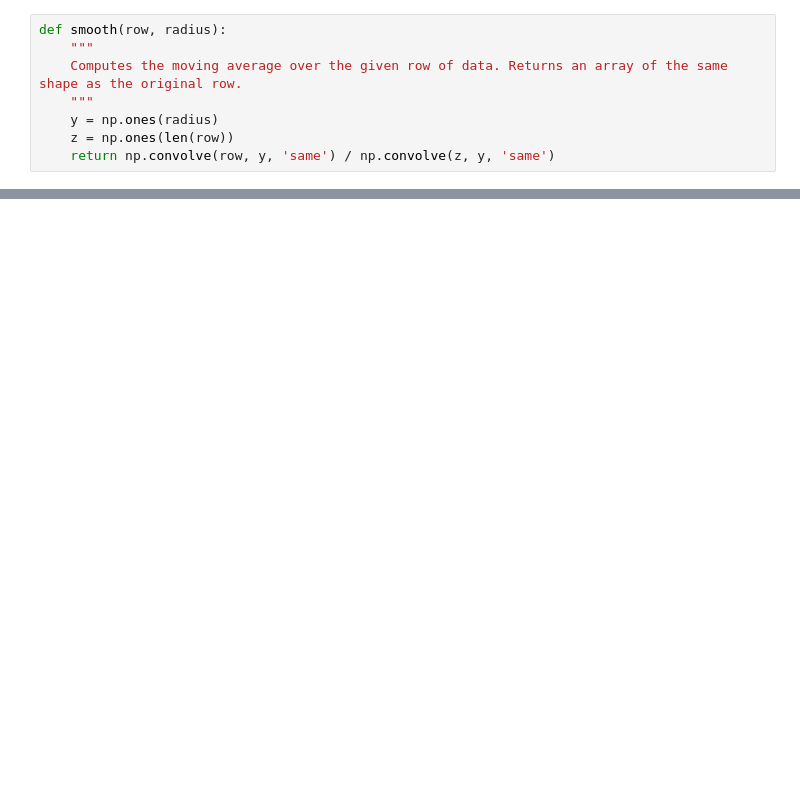
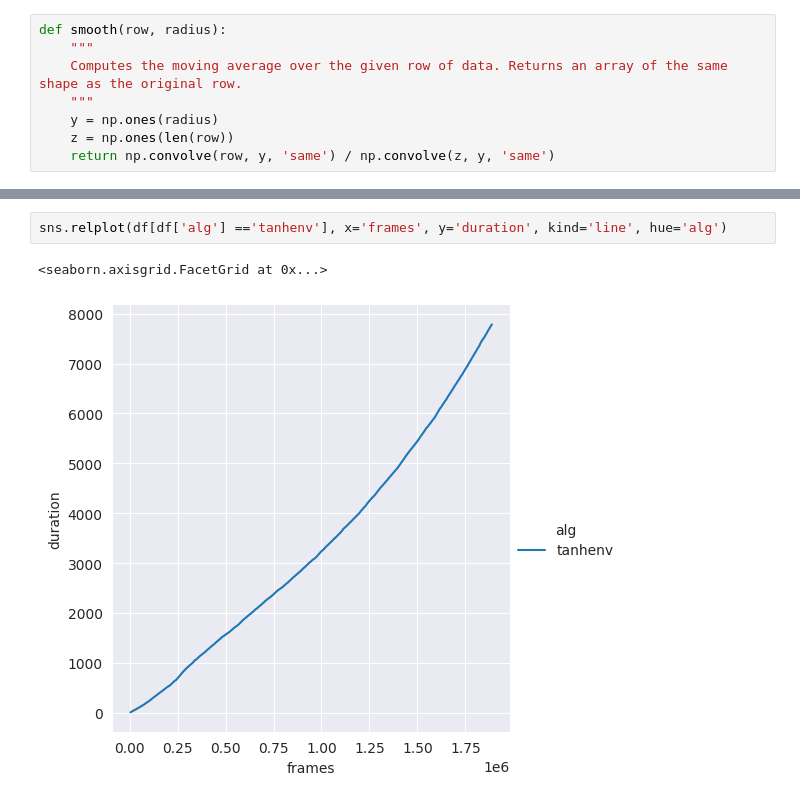
Before and after one commit to mattiagiuri/ltl_gnn, a Jupyter notebook: src/plot.ipynb, the cells around one changed output, grey strips where cells are left out. Cells and saved outputs as stored; diff of their text form; blank space fills up the shorter version.

```diff
--- a/src/plot.ipynb
+++ b/src/plot.ipynb
@@ -25,0 +52,5 @@ p.figure.savefig('/home/mathias/tmp/ltl2action.pdf')
+# %%
+sns.relplot(df[df['alg'] =='tanhenv'], x='frames', y='duration', kind='line', hue='alg')
+# %% [output]
+<seaborn.axisgrid.FacetGrid at 0x...>
+[figure, added]
```
Also changed, not shown: parts of 10 cells of this notebook, 3 other files.
